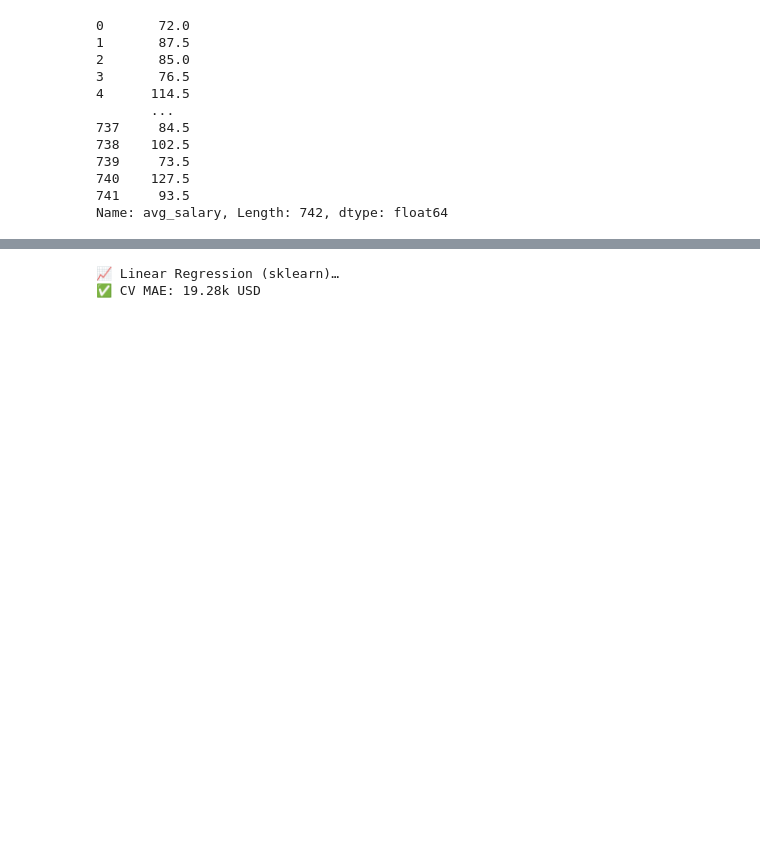
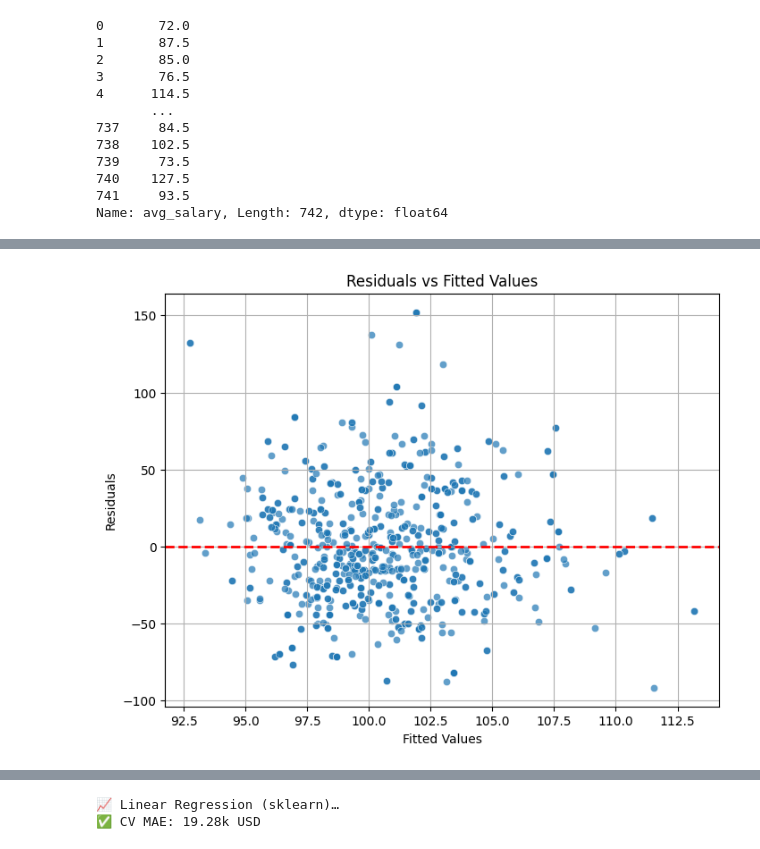
Before and after one commit to zkhechadoorian/dataSciGlassDoor, a Jupyter notebook: model_building.ipynb, the cells around one changed output, grey strips where cells are left out. Drawn from its saved outputs; the diff is of its cells as text; code cells hidden in the pictures; blank space fills up the shorter version.

```diff
--- a/model_building.ipynb
+++ b/model_building.ipynb
@@ -106,0 +142,12 @@ strong multicollinearity or other numerical problems.
+# %%
+# Residuals vs Fitted Values
+plt.figure(figsize=(8, 6))
+sns.scatterplot(x=ols_res.fittedvalues, y=ols_res.resid, alpha=0.7)
+plt.axhline(0, color='red', linestyle='--', linewidth=2)
+plt.xlabel("Fitted Values")
+plt.ylabel("Residuals")
+plt.title("Residuals vs Fitted Values")
+plt.grid(True)
+plt.show()
+# %% [output]
+[figure, added]
```
Also changed, not shown: parts of 11 cells of this notebook.
